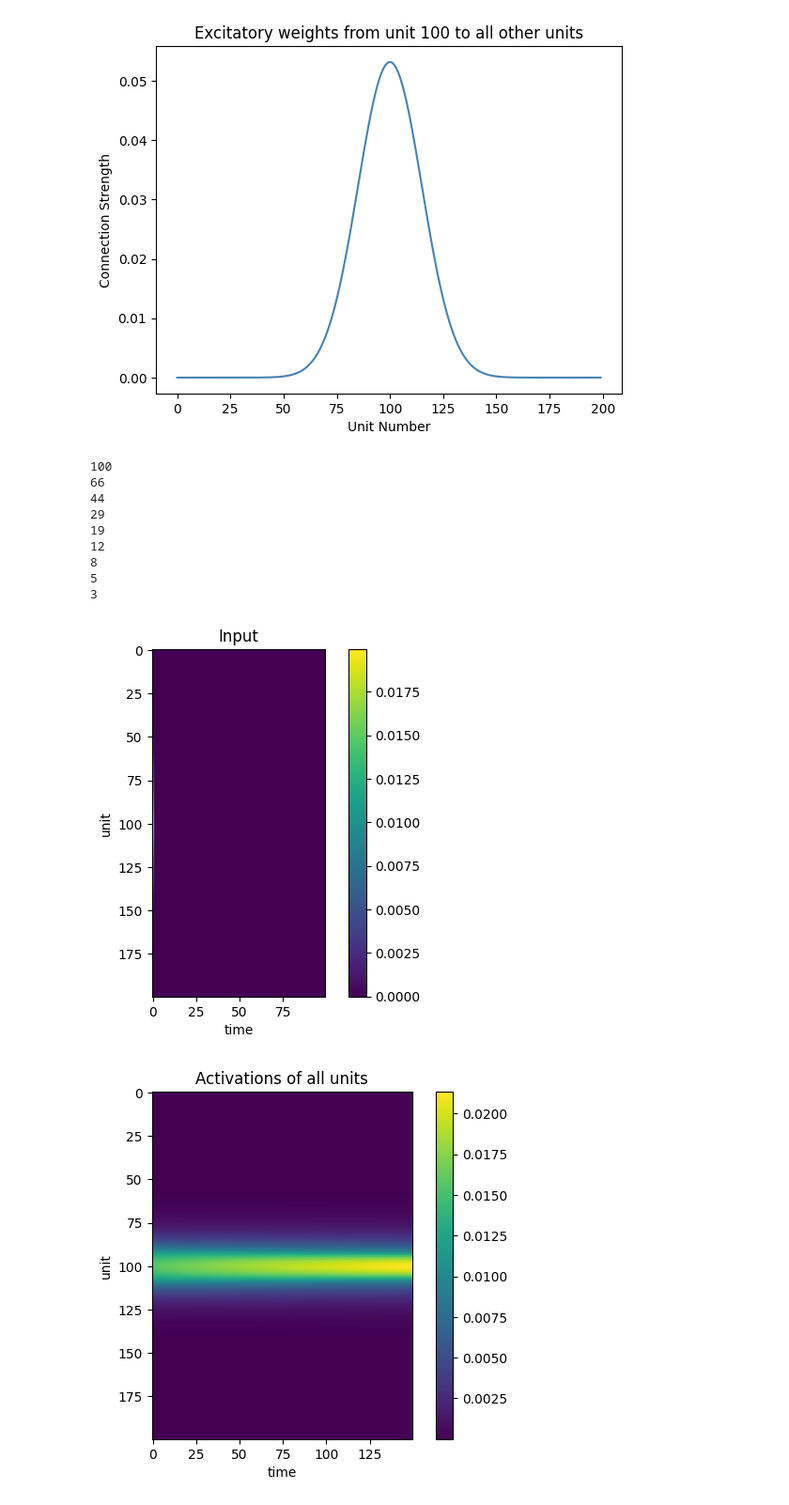
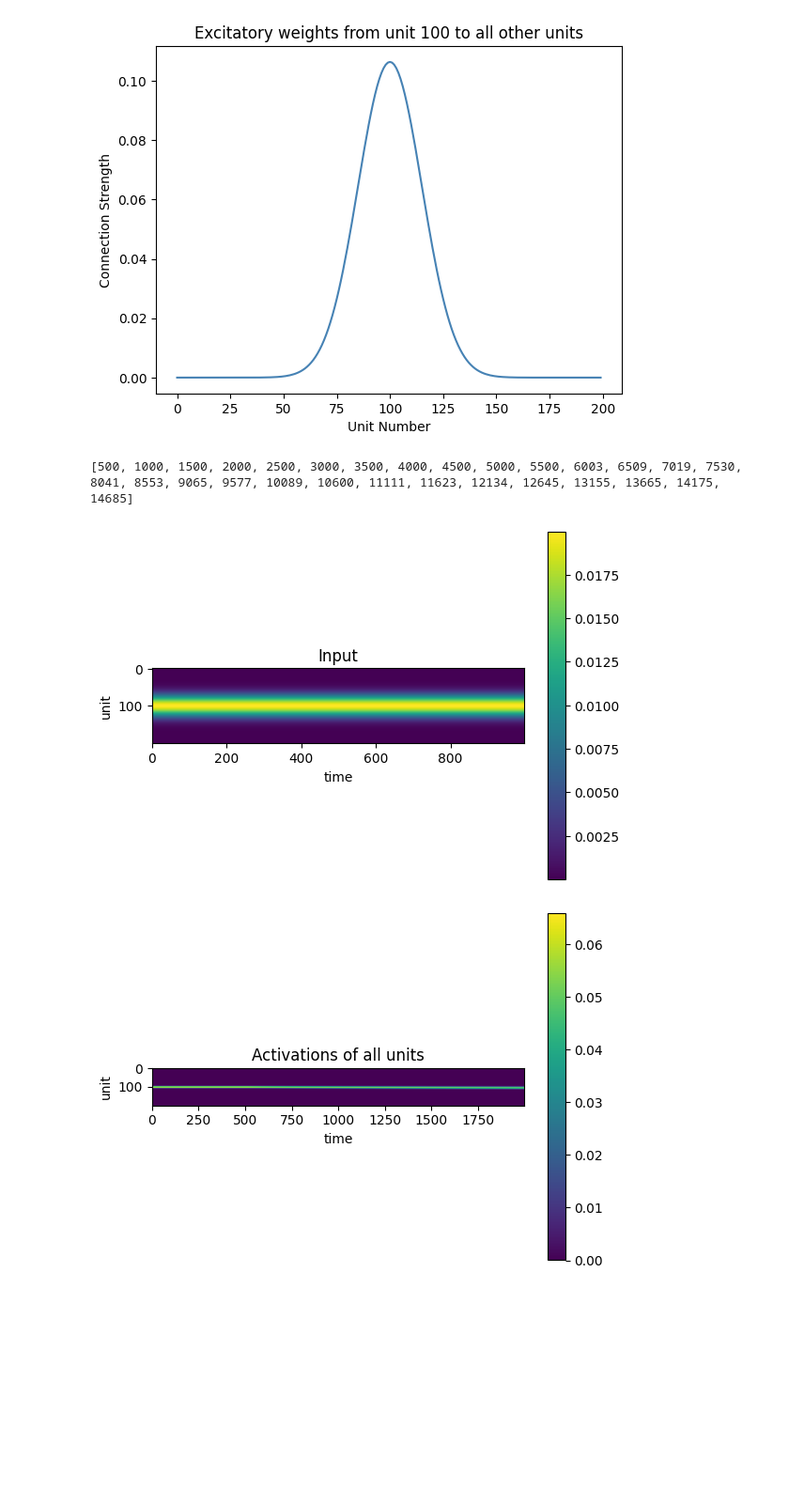
Before and after one commit to joncannon/Thesis, a Jupyter notebook: dynamic_bump.ipynb, the cells around one changed output. Shown at 94% size. Drawn from its saved outputs; the diff is of its cells as text; code cells hidden in the pictures; blank space fills up the shorter version.

Commit message:
dynamic attractor working, saving for safety

```diff
--- a/dynamic_bump.ipynb
+++ b/dynamic_bump.ipynb
@@ -200,0 +196,21 @@ plt.plot(stable_input)
+# %%
+#stable input of 500 ms period metronome
+stable_input = np.zeros(500 * 10)
+
+for i in range(0,10):
+    stable_input[i*500] = 1
+
+#lets just add twenty 510 ms stimuli onto the end of stable_input
+thaut_fig4a = np.zeros(510 * 20)
+
+for i in range(0,20):
+    thaut_fig4a[i*510] = 1
+
+thaut_fig4a = np.concatenate((stable_input,thaut_fig4a))
+
+#plt.plot(stable_input)
+#plt.plot(thaut_fig4a)
+
+stim_indices = [i for i in range(len(thaut_fig4a)) if thaut_fig4a[i]==1]
+ISI = np.diff(stim_indices)
+plt.plot(ISI)
@@ -201,20 +220,12 @@ plt.plot(stable_input)
 # %%
-stable = attractor(n_units = 200, exc_spread = 15, inp_scale = 25, exc_scale = 0.01, inh_scale = 1.4, dop_scale = 8, n_noise_scale= 0.00)
+stable = attractor(n_units = 200, exc_spread = 15, inp_scale = 20, exc_scale = 0.02, inh_scale = 1.4, dop_scale = 8, n_noise_scale= 0.00)
 # %% [output]
 [figure]
 [figure]
 # %%
 dopamine4a = np.ones(25000)
-stable.run(stimulus = stable_input, dopamine = dopamine4a)
+stable.run(stimulus = thaut_fig4a, dopamine = dopamine4a)
 # %% [output]
-100
-66
-44
-29
-19
-12
-8
-5
-3
+[500, 1000, 1500, 2000, 2500, 3000, 3500, 4000, 4500, 5000, 5500, 6003, 6509, 7019, 7530, 8041, 8553, 9065, 9577, 10089, 10600, 11111, 11623, 12134, 12645, 13155, 13665, 14175, 14685]
-[figure, old version]
+[figure, new version]
-[figure, old version]
+[figure, new version]
```
Also changed, not shown: parts of 7 cells of this notebook.
